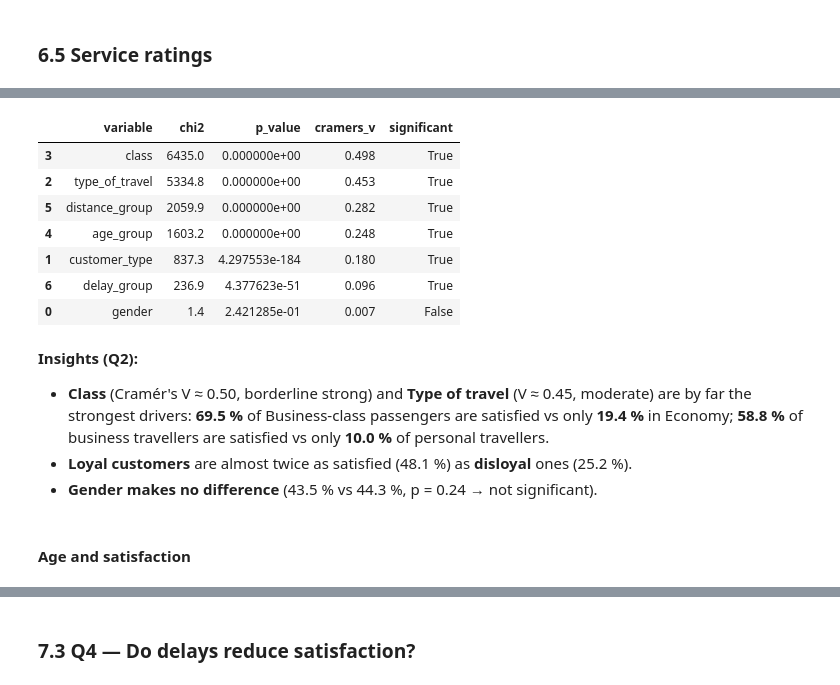
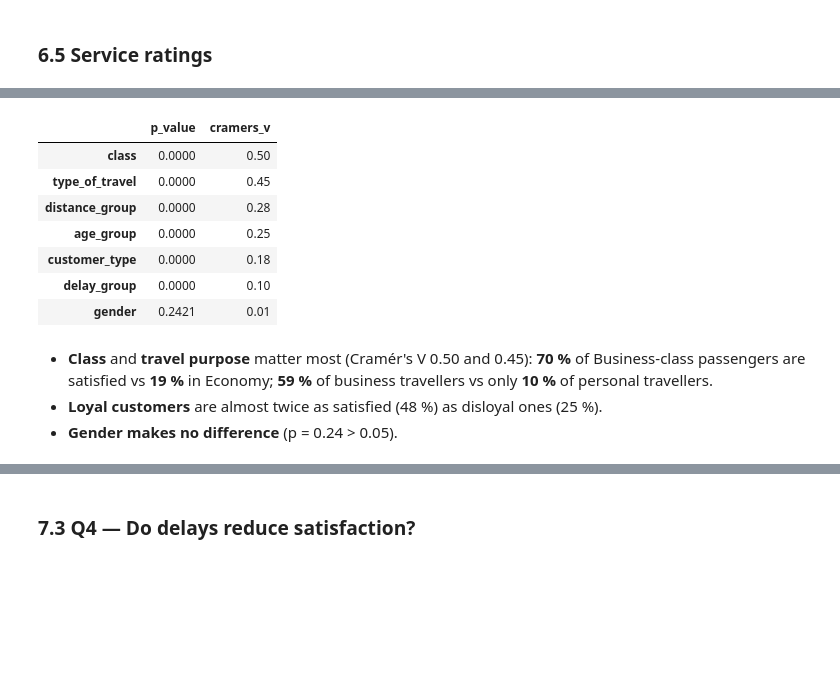
Before and after one commit to hahmed1936/Mid-Project, a Jupyter notebook: Mid-Project-Script.ipynb, the cells around one changed output, grey strips where cells are left out. Drawn from its saved outputs; the diff is of its cells as text; code cells hidden in the pictures; blank space fills up the shorter version.

```diff
--- a/Mid-Project-Script.ipynb
+++ b/Mid-Project-Script.ipynb
@@ -620,12 +348,0 @@ plt.show()
-# %%
-# Share of each rating (1-5) per service — a heatmap of the full distributions
-rating_distribution = (clean_df[service_columns]
-                       .apply(lambda column: column.value_counts(normalize=True))
-                       .T.mul(100).loc[average_ratings.index[::-1]])
-rating_distribution.index = [pretty_name(c) for c in rating_distribution.index]
-
-fig, ax = plt.subplots(figsize=(10, 7))
-sns.heatmap(rating_distribution, annot=True, fmt=".0f", cmap="Blues", cbar_kws={"label": "% of passengers"}, ax=ax)
-ax.set_xlabel("Rating")
-ax.set_title("Distribution of ratings per service (%)")
-plt.show()
@@ -697,10 +363,0 @@ def plot_satisfaction_split(df, column, ax):
-# %%
-segment_columns = ["gender", "customer_type", "type_of_travel", "class"]
-fig, axes = plt.subplots(2, 2, figsize=(14, 10))
-for column, ax in zip(segment_columns, axes.flat):
-    plot_satisfaction_split(clean_df, column, ax)
-handles, labels = axes[0, 0].get_legend_handles_labels()
-fig.legend(handles, labels, loc="upper center", ncol=2, bbox_to_anchor=(0.5, 1.02), frameon=False)
-fig.suptitle("Satisfaction by passenger segment", fontsize=15, fontweight="bold", y=1.05)
-plt.tight_layout()
-plt.show()
@@ -708,0 +370,7 @@ plt.show()
+# %%
+def chi_square_test(column):
+    """Is satisfaction linked to this column? Returns the p-value and Cramér's V."""
+    table = pd.crosstab(clean_df[column], clean_df["satisfaction"])
+    chi2, p_value, _, _ = stats.chi2_contingency(table)
+    cramers_v = np.sqrt(chi2 / (table.values.sum() * (min(table.shape) - 1)))
+    return round(p_value, 4), round(cramers_v, 2)
@@ -708,0 +379,7 @@ plt.show()
+# %%
+segments = ["gender", "customer_type", "type_of_travel", "class"]
+fig, axes = plt.subplots(2, 2, figsize=(12, 8))
+for ax, column in zip(axes.flat, segments):
+    plot_satisfaction_rate(column, ax, "Satisfaction by " + column.replace("_", " "))
+plt.tight_layout()
+plt.show()
@@ -709,21 +388,18 @@ plt.show()
 # %%
-segment_tests = pd.DataFrame([chi_square_test(clean_df, column)
-                              for column in segment_columns + ["age_group", "distance_group", "delay_group"]])
-segment_tests["significant"] = segment_tests["p_value"] < 0.05
-segment_tests.sort_values("cramers_v", ascending=False)
+tested_columns = segments + ["age_group", "distance_group", "delay_group"]
+tests = pd.DataFrame([chi_square_test(column) for column in tested_columns],
+                     index=tested_columns, columns=["p_value", "cramers_v"])
+tests.sort_values("cramers_v", ascending=False)
 # %% [output]
-|  | variable | chi2 | p_value | cramers_v | significant |
-| 3 | class | 6435.0 | 0.000000e+00 | 0.498 | True |
-| 2 | type_of_travel | 5334.8 | 0.000000e+00 | 0.453 | True |
-| 5 | distance_group | 2059.9 | 0.000000e+00 | 0.282 | True |
-| 4 | age_group | 1603.2 | 0.000000e+00 | 0.248 | True |
-| 1 | customer_type | 837.3 | 4.297553e-184 | 0.180 | True |
-| 6 | delay_group | 236.9 | 4.377623e-51 | 0.096 | True |
-| 0 | gender | 1.4 | 2.421285e-01 | 0.007 | False |
+|  | p_value | cramers_v |
+| class | 0.0000 | 0.50 |
+| type_of_travel | 0.0000 | 0.45 |
+| distance_group | 0.0000 | 0.28 |
+| age_group | 0.0000 | 0.25 |
+| customer_type | 0.0000 | 0.18 |
+| delay_group | 0.0000 | 0.10 |
+| gender | 0.2421 | 0.01 |
 # %% [markdown]
-**Insights (Q2):**
-- **Class** (Cramér's V ≈ 0.50, borderline strong) and **Type of travel** (V ≈ 0.45, moderate) are by far the strongest drivers: **69.5 %** of Business-class passengers are satisfied vs only **19.4 %** in Economy; **58.8 %** of business travellers are satisfied vs only **10.0 %** of personal travellers.
-- **Loyal customers** are almost twice as satisfied (48.1 %) as **disloyal** ones (25.2 %).
-- **Gender makes no difference** (43.5 % vs 44.3 %, p = 0.24 → not significant).
+- **Class** and **travel purpose** matter most (Cramér's V 0.50 and 0.45): **70 %** of Business-class passengers are satisfied vs **19 %** in Economy; **59 %** of business travellers vs only **10 %** of personal travellers.
+- **Loyal customers** are almost twice as satisfied (48 %) as disloyal ones (25 %).
+- **Gender makes no difference** (p = 0.24 > 0.05).
-# %% [markdown]
-#### Age and satisfaction
```
Also changed, not shown: parts of 130 cells of this notebook, 1 other file.
